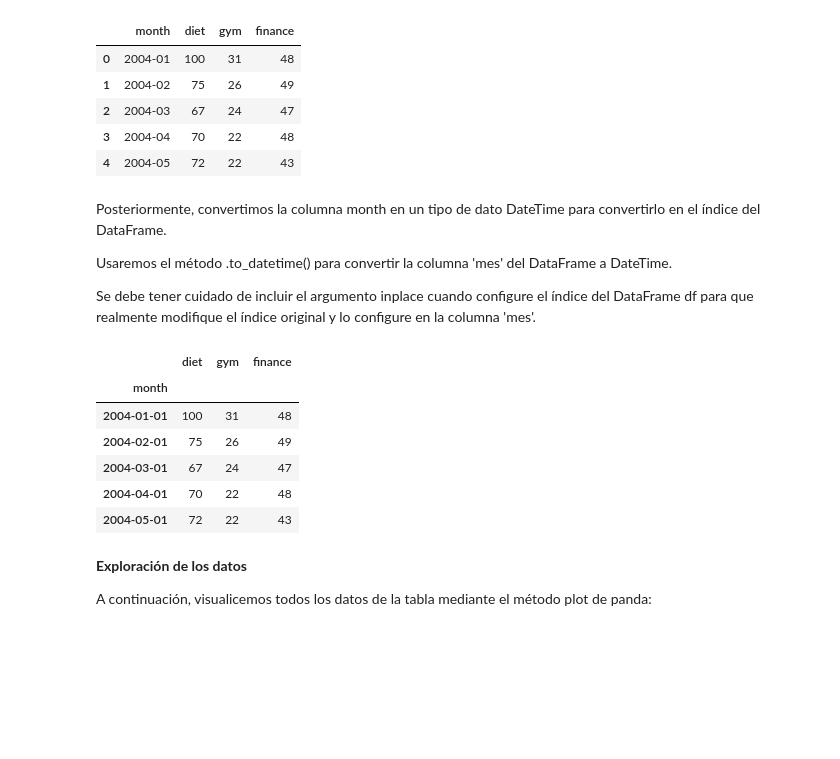
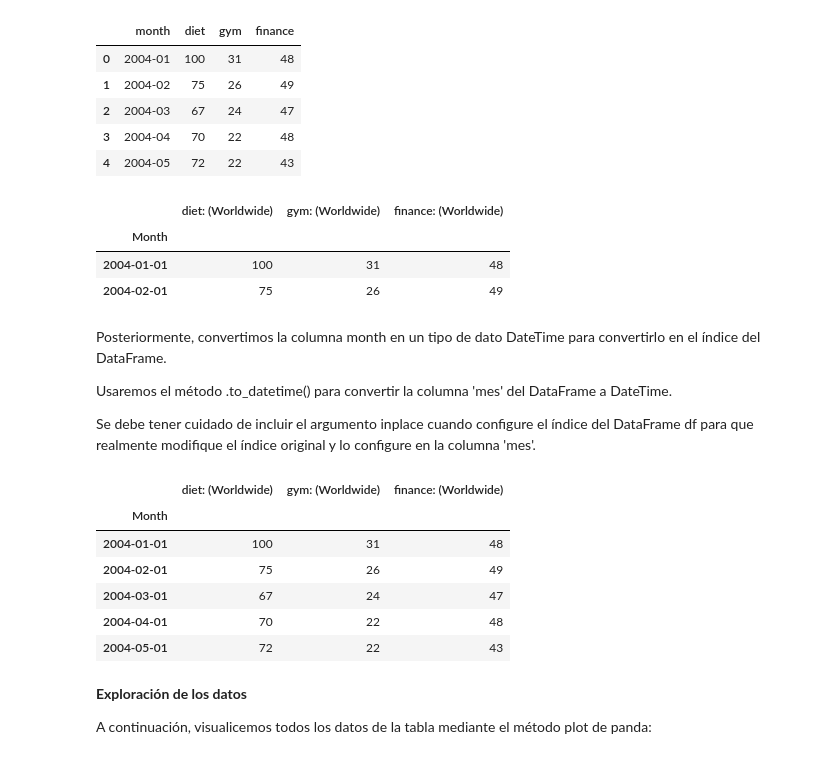
Before and after one commit to darioblandon/Curso1, a Jupyter notebook: S2/s02.ipynb, the cells around one changed output. Saved outputs shown, nothing was run; the diff lists cells and outputs as text; code cells hidden in the pictures; blank space fills up the shorter version.

```diff
--- a/S2/s02.ipynb
+++ b/S2/s02.ipynb
@@ -1479,6 +1480,13 @@ df.head()
 | 2 | 2004-03 | 67 | 24 | 47 |
 | 3 | 2004-04 | 70 | 22 | 48 |
 | 4 | 2004-05 | 72 | 22 | 43 |
+# %%
+df.iloc[:2]
+# %% [output]
+|  | diet: (Worldwide) | gym: (Worldwide) | finance: (Worldwide) |
+| Month |  |  |  |
+| 2004-01-01 | 100 | 31 | 48 |
+| 2004-02-01 | 75 | 26 | 49 |
 # %% [markdown]
 Posteriormente, convertimos la columna month en un tipo de dato DateTime para convertirlo en el índice del DataFrame.
 
@@ -1486,12 +1494,12 @@ Usaremos el método .to_datetime() para convertir la columna 'mes' del DataFrame
 
 Se debe tener cuidado de incluir el argumento inplace cuando configure el índice del DataFrame df para que realmente modifique el índice original y lo configure en la columna 'mes'.
 # %%
-df.month = pd.to_datetime(df.month)
-df.set_index('month', inplace=True)
+df.Month = pd.to_datetime(df.Month)
+df.set_index('Month', inplace=True)
 df.head()
 # %% [output]
-|  | diet | gym | finance |
-| month |  |  |  |
+|  | diet: (Worldwide) | gym: (Worldwide) | finance: (Worldwide) |
+| Month |  |  |  |
 | 2004-01-01 | 100 | 31 | 48 |
 | 2004-02-01 | 75 | 26 | 49 |
 | 2004-03-01 | 67 | 24 | 47 |
```
Also changed, not shown: parts of 9 cells of this notebook.
